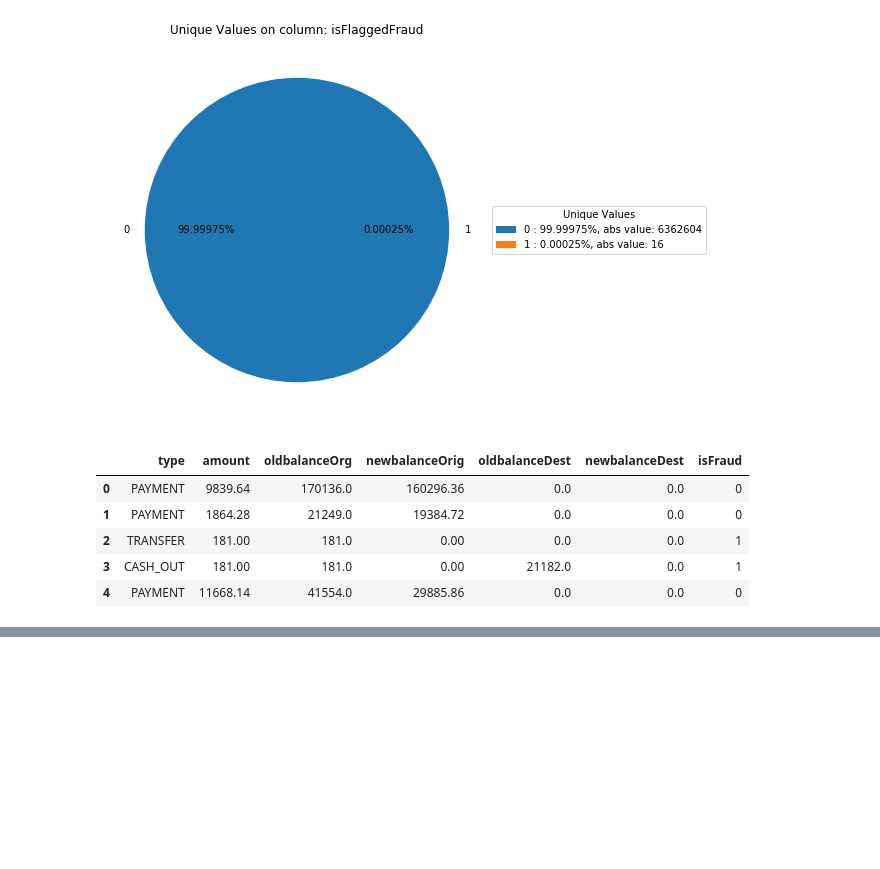
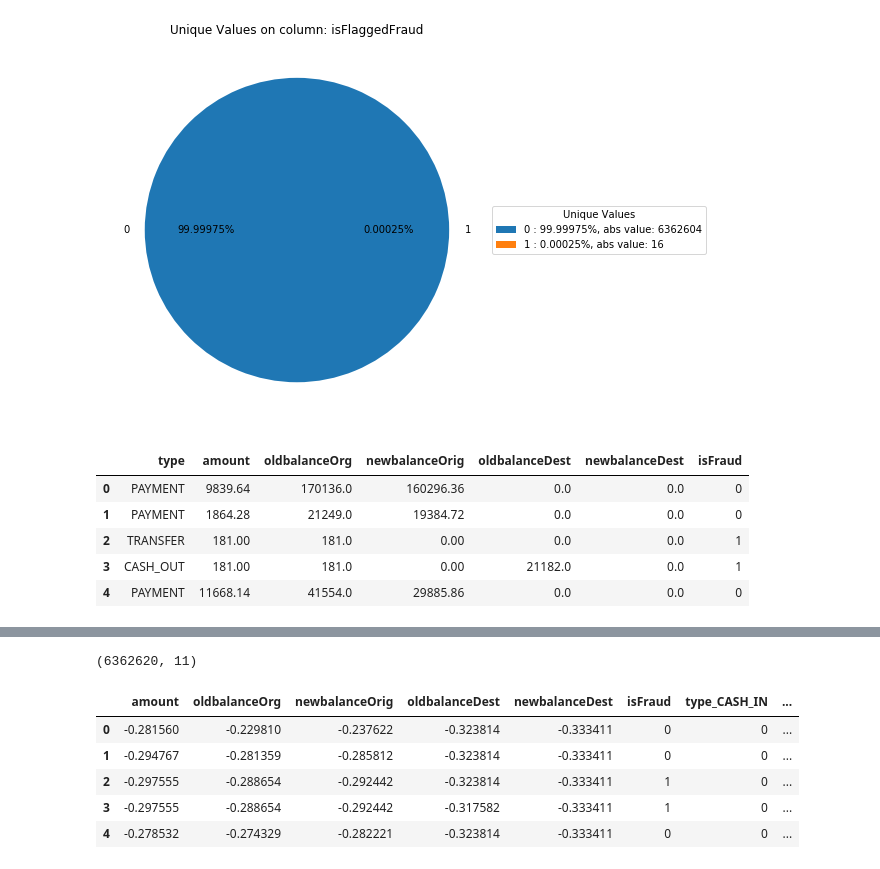
Before and after one commit to MoonL1ght/ML-Things, a Jupyter notebook: DS/autoencoder/Autoencoder pytorch.ipynb, the cells around one changed output, grey strips where cells are left out. Saved outputs shown, nothing was run; the diff lists cells and outputs as text; code cells hidden in the pictures; blank space fills up the shorter version.

```diff
--- a/DS/autoencoder/Autoencoder pytorch.ipynb
+++ b/DS/autoencoder/Autoencoder pytorch.ipynb
@@ -105,0 +131,17 @@ df.head()
+# %%
+def categorize_columns(df, columns=[], used_uniq=3):
+    df = df.copy()
+    for column in columns:
+        uniq = df.groupby(column).size().sort_values()
+        mask = [df[column]==uniq_value for uniq_value in list(uniq.tail(used_uniq).index)]
+        df[column] = np.where(np.logical_or.reduce((mask)), df[column], 'OTHER')
+    return  df
+
+def prep_data(data):
+    columns = ['type']
+    prep_data = categorize_columns(data, columns, used_uniq=6)
+    prep_data = pd.get_dummies(prep_data, columns=columns, prefix = columns)
+    scaler = StandardScaler()
+    prep_data[['amount', 'oldbalanceOrg', 'newbalanceOrig' , 'oldbalanceDest', 'newbalanceDest']] =\
+        scaler.fit_transform(prep_data[['amount', 'oldbalanceOrg', 'newbalanceOrig', 'oldbalanceDest', 'newbalanceDest']])
+    return prep_data
@@ -105,0 +150,13 @@ df.head()
+# %%
+df = prep_data(df)
+# %%
+print(df.shape)
+df.head()
+# %% [output]
+(6362620, 11)
+|  | amount | oldbalanceOrg | newbalanceOrig | oldbalanceDest | newbalanceDest | isFraud | type_CASH_IN | ... |
+| 0 | -0.281560 | -0.229810 | -0.237622 | -0.323814 | -0.333411 | 0 | 0 | ... |
+| 1 | -0.294767 | -0.281359 | -0.285812 | -0.323814 | -0.333411 | 0 | 0 | ... |
+| 2 | -0.297555 | -0.288654 | -0.292442 | -0.323814 | -0.333411 | 1 | 0 | ... |
+| 3 | -0.297555 | -0.288654 | -0.292442 | -0.317582 | -0.333411 | 1 | 0 | ... |
+| 4 | -0.278532 | -0.274329 | -0.282221 | -0.323814 | -0.333411 | 0 | 0 | ... |
```
Also changed, not shown: parts of 17 cells of this notebook.
